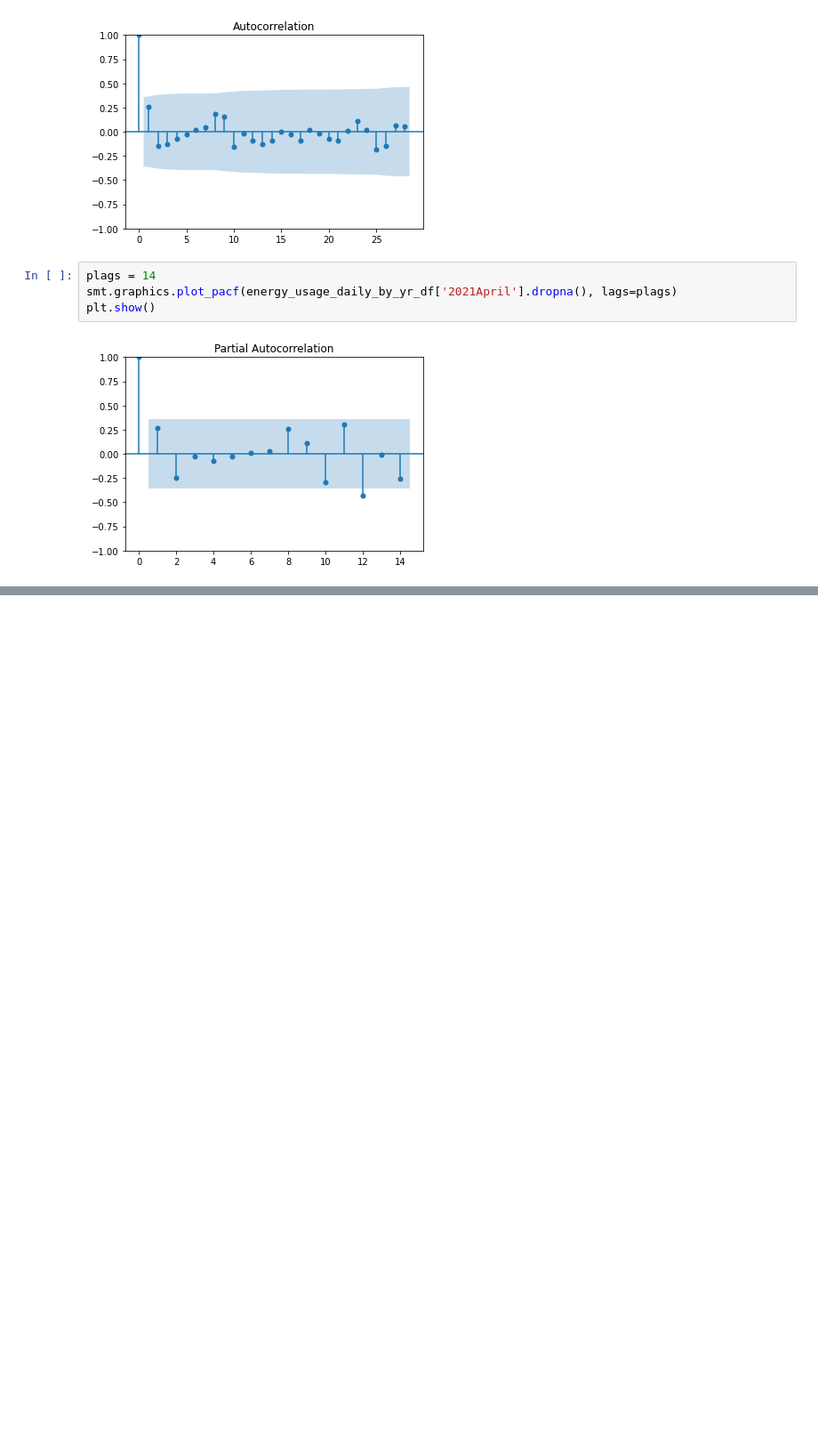
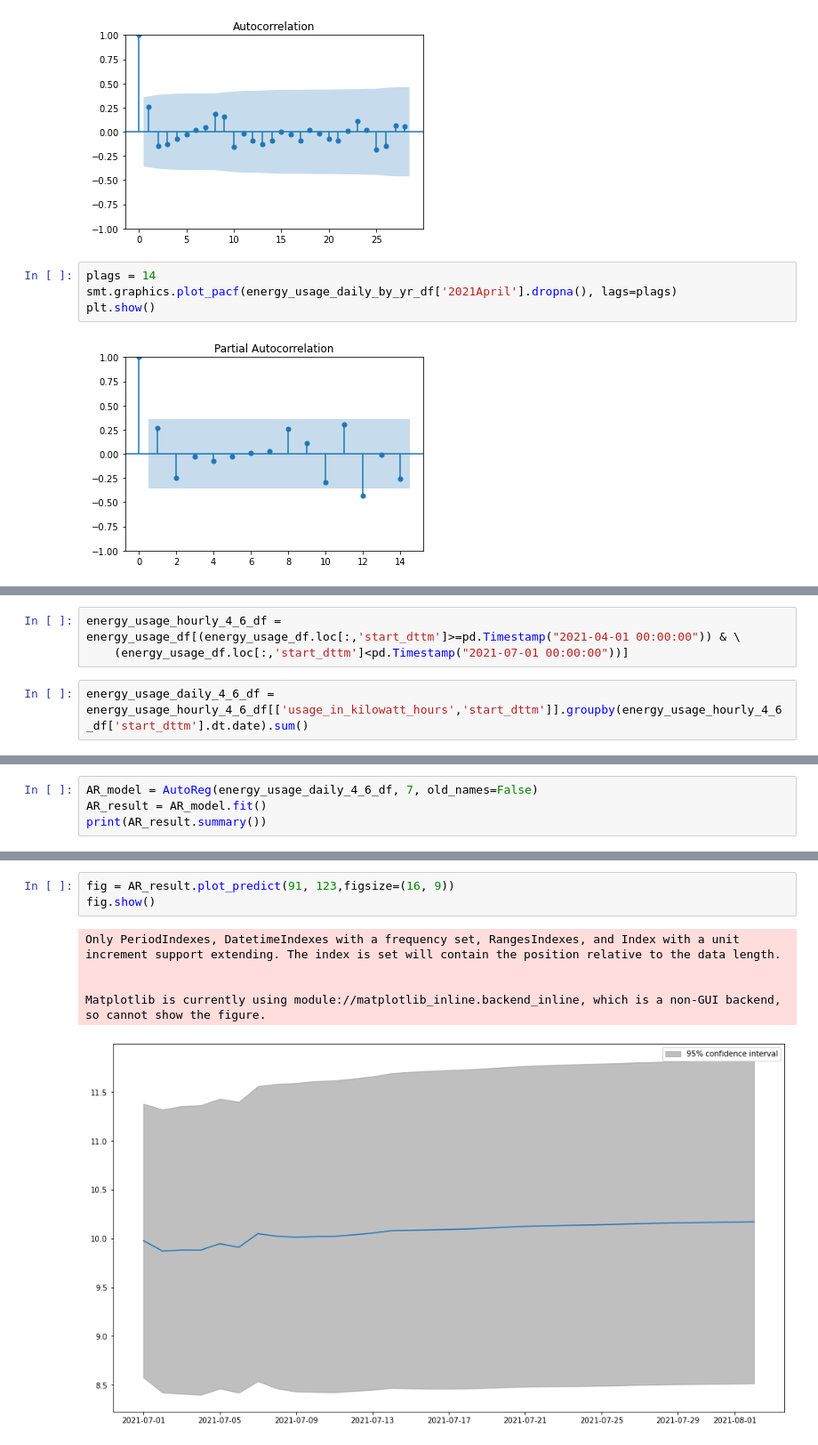
Before and after one commit to MrLRTripp/SCEdison, a Jupyter notebook: EnergyUsage.ipynb, the cells around one changed output, grey strips where cells are left out. Shown at 89% size. Cells and saved outputs as stored; diff of their text form; blank space fills up the shorter version.

```diff
--- a/EnergyUsage.ipynb
+++ b/EnergyUsage.ipynb
@@ -461,0 +397,5 @@ bills_interval_with_usage_df
+# %%
+energy_usage_hourly_4_6_df = energy_usage_df[(energy_usage_df.loc[:,'start_dttm']>=pd.Timestamp("2021-04-01 00:00:00")) & \
+    (energy_usage_df.loc[:,'start_dttm']<pd.Timestamp("2021-07-01 00:00:00"))]
+# %%
+energy_usage_daily_4_6_df = energy_usage_hourly_4_6_df[['usage_in_kilowatt_hours','start_dttm']].groupby(energy_usage_hourly_4_6_df['start_dttm'].dt.date).sum()
@@ -461,0 +425,4 @@ bills_interval_with_usage_df
+# %%
+AR_model = AutoReg(energy_usage_daily_4_6_df, 7, old_names=False)
+AR_result = AR_model.fit()
+print(AR_result.summary())
@@ -461,0 +475,9 @@ bills_interval_with_usage_df
+# %%
+fig = AR_result.plot_predict(91, 123,figsize=(16, 9))
+fig.show()
+# %% [output]
+Only PeriodIndexes, DatetimeIndexes with a frequency set, RangesIndexes, and Index with a unit increment support extending. The index is set will contain the position relative to the data length.
+
+
+Matplotlib is currently using module://matplotlib_inline.backend_inline, which is a non-GUI backend, so cannot show the figure.
+[figure, added]
```
Also changed, not shown: parts of 29 cells of this notebook, 1 other file.
